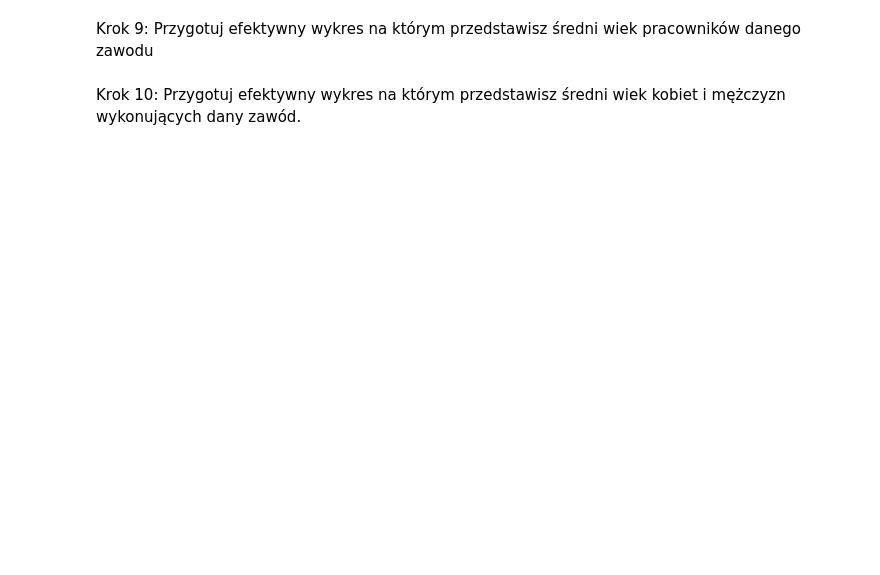
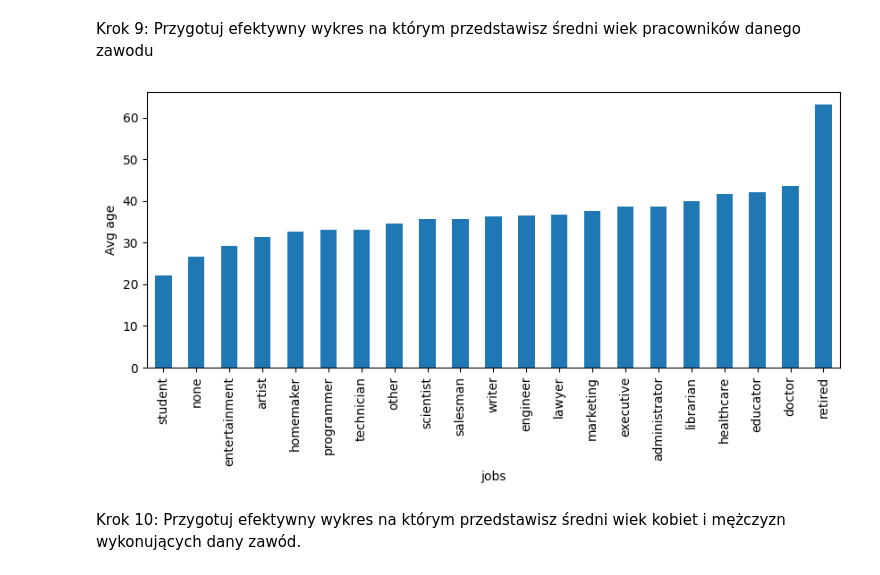
Before and after one commit to Frang84/effective_python, a Jupyter notebook: lab12.ipynb, the cells around one changed output. Cells and saved outputs as stored; diff of their text form; code cells hidden in the pictures; blank space fills up the shorter version.

```diff
--- a/lab12.ipynb
+++ b/lab12.ipynb
@@ -175,4 +278,16 @@ Wykorzystaj https://matplotlib.org/gallery/api/barchart.html#sphx-glr-gallery-ap
 # %% [markdown]
 Krok 9: Przygotuj efektywny wykres na którym przedstawisz średni wiek pracowników danego zawodu
+# %%
+plt.figure(figsize=(10, 4))
+
+df.groupby('occupation')['age'].mean().sort_values().plot(kind='bar')
+
+plt.xlabel('jobs')
+plt.ylabel('Avg age')
+plt.title('')
+
+plt.show()
+# %% [output]
+[figure, added]
 # %% [markdown]
 Krok 10: Przygotuj efektywny wykres na którym przedstawisz średni wiek kobiet i mężczyzn wykonujących dany zawód.
```
Also changed, not shown: parts of 12 cells of this notebook, 2 other files.
